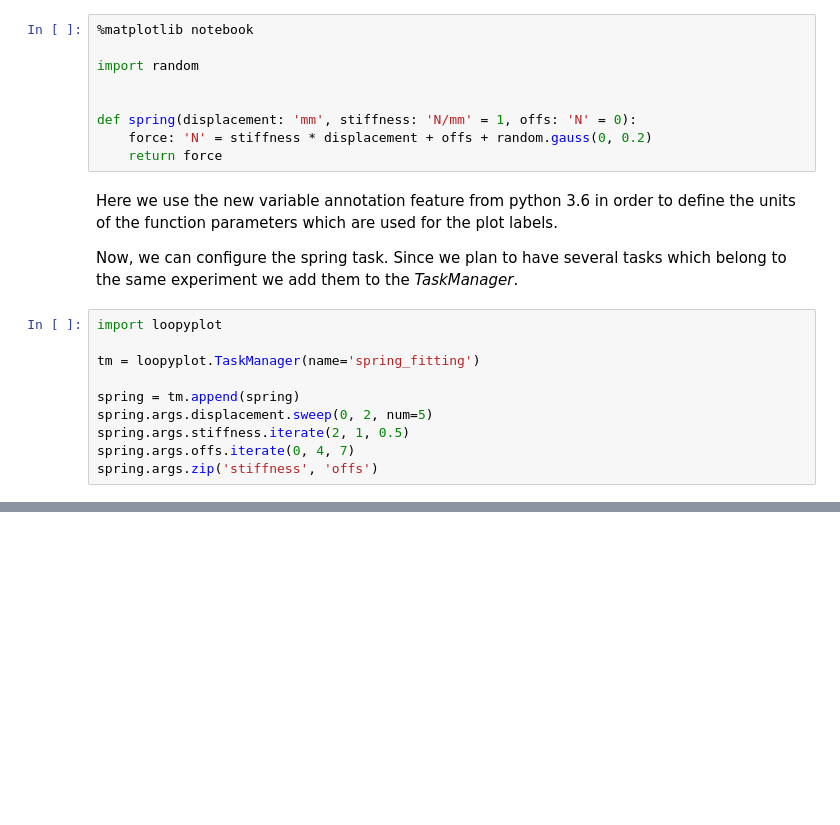
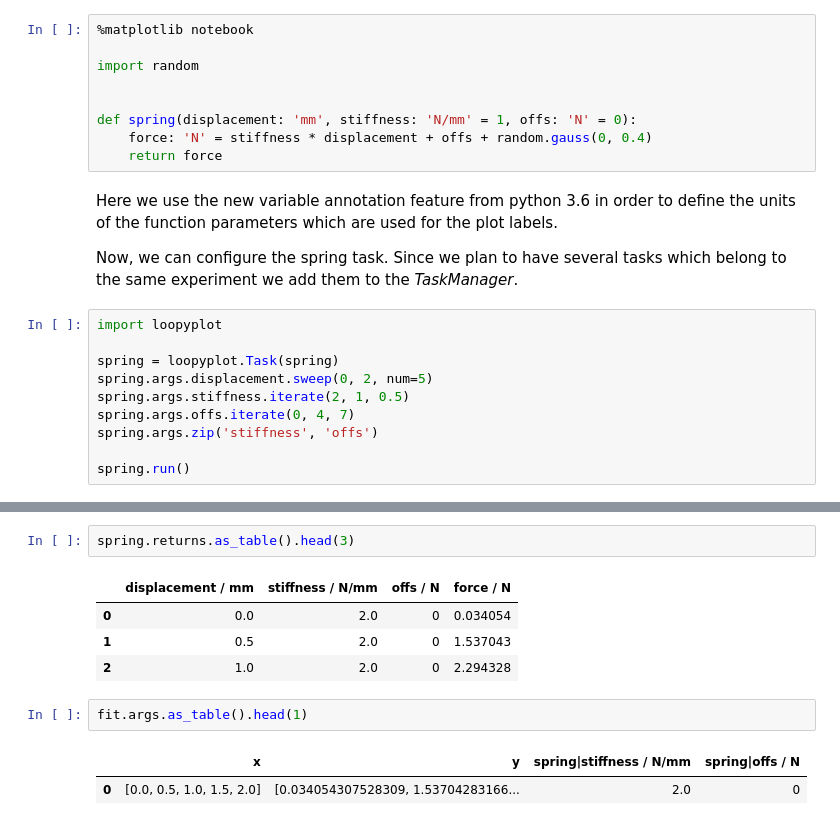
Before and after one commit to fhgd/LoopyPlot, a Jupyter notebook: tutorial.ipynb, the cells around one changed output, grey strips where cells are left out. Drawn from its saved outputs; the diff is of its cells as text; blank space fills up the shorter version.

```diff
--- a/tutorial.ipynb
+++ b/tutorial.ipynb
@@ -415,7 +417,7 @@ import random
 
 
 def spring(displacement: 'mm', stiffness: 'N/mm' = 1, offs: 'N' = 0):
-    force: 'N' = stiffness * displacement + offs + random.gauss(0, 0.2)
+    force: 'N' = stiffness * displacement + offs + random.gauss(0, 0.4)
     return force
 # %% [markdown]
 Here we use the new variable annotation feature from python 3.6 in order to define the units of the function parameters which are used for the plot labels.
@@ -424,10 +426,10 @@ Now, we can configure the spring task. Since we plan to have several tasks which
 # %%
 import loopyplot
 
-tm = loopyplot.TaskManager(name='spring_fitting')
-
-spring = tm.append(spring)
+spring = loopyplot.Task(spring)
 spring.args.displacement.sweep(0, 2, num=5)
 spring.args.stiffness.iterate(2, 1, 0.5)
 spring.args.offs.iterate(0, 4, 7)
 spring.args.zip('stiffness', 'offs')
+
+spring.run()
@@ -461,0 +473,12 @@ And finally we implement the model and recalculate the measurement error.
+# %%
+spring.returns.as_table().head(3)
+# %% [output]
+|  | displacement / mm | stiffness / N/mm | offs / N | force / N |
+| 0 | 0.0 | 2.0 | 0 | 0.034054 |
+| 1 | 0.5 | 2.0 | 0 | 1.537043 |
+| 2 | 1.0 | 2.0 | 0 | 2.294328 |
+# %%
+fit.args.as_table().head(1)
+# %% [output]
+|  | x | y | spring|stiffness / N/mm | spring|offs / N |
+| 0 | [0.0, 0.5, 1.0, 1.5, 2.0] | [0.034054307528309, 1.53704283166... | 2.0 | 0 |
```
Also changed, not shown: parts of 26 cells of this notebook.
